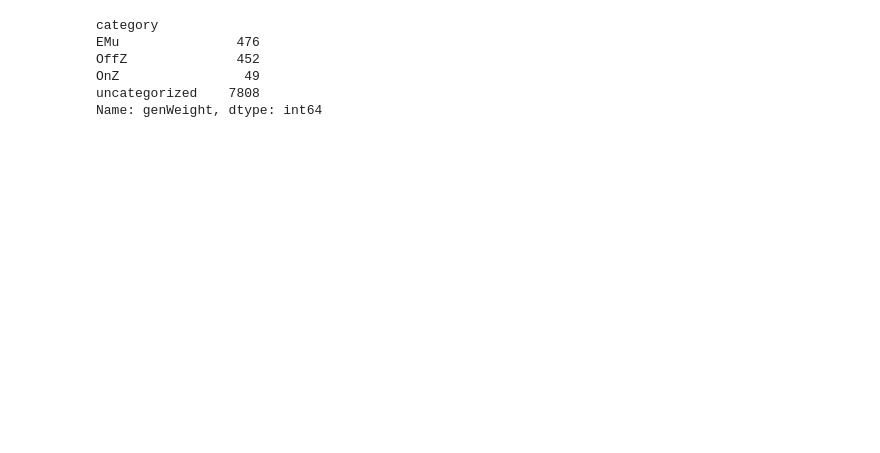
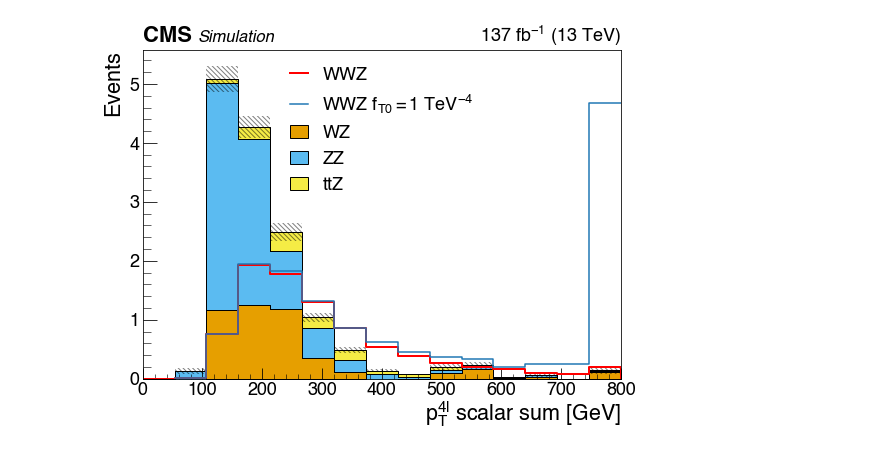
Before and after one commit to guitargeek/WWZ-leptonic-EFT-analysis, a Jupyter notebook: scratch/EFTFit.ipynb, the cells around one changed output. Cells and saved outputs as stored; diff of their text form; code cells hidden in the pictures; blank space fills up the shorter version.

```diff
--- a/scratch/EFTFit.ipynb
+++ b/scratch/EFTFit.ipynb
@@ -27,0 +143,26 @@ df_full_wz = _dataset_wz.read_pandas().to_pandas()
+# %%
+query = "category == 'EMu'"
+#query = "not category == 'OnZ'"
+
+wwz_plotting.wvz_hist(
+    samples,
+    "veto_lepton_pt_sum",
+    bins,
+    #query="is_ChannelEMu",
+    main_background="ttz",
+    plot_data=False,
+    ratio_plot=False,
+    xlabel=r"$p_T^{4l}$ scalar sum [GeV]",
+    query=query,
+    #ylim=(0,11.4),
+    #log_scale=True,
+)
+df_q = samples["wwz"].query(query)
+h = np.histogram(clip(df_q["veto_lepton_pt_sum"]), bins, weights=df_q["weight"])[0] * h_eft_scale
+plt.step(bins[1:], h, label=r"WWZ $f_{T0} = 1$ TeV${}^{-4}$")
+plt.legend(loc="upper center")
+plt.savefig("eft_plot.pdf")
+#plt.show()
+#plt.ylim(0, 11)
+# %% [output]
+[figure, added]
@@ -35,9 +172,0 @@ df = libwwz.four_lepton_analysis.four_lepton_analysis(df_full, use_z_id_as_w_id=
-# %%
-df.groupby("category")["genWeight"].count()
-# %% [output]
-category
-EMu               476
-OffZ              452
-OnZ                49
-uncategorized    7808
-Name: genWeight, dtype: int64
```
Also changed, not shown: parts of 33 cells of this notebook, 4 other files.
